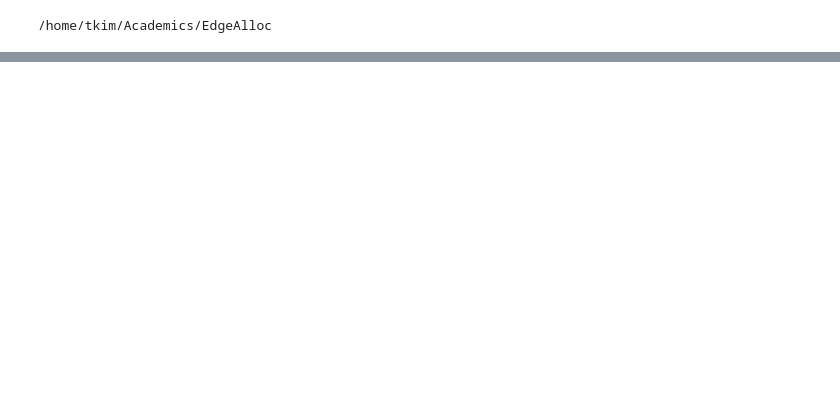
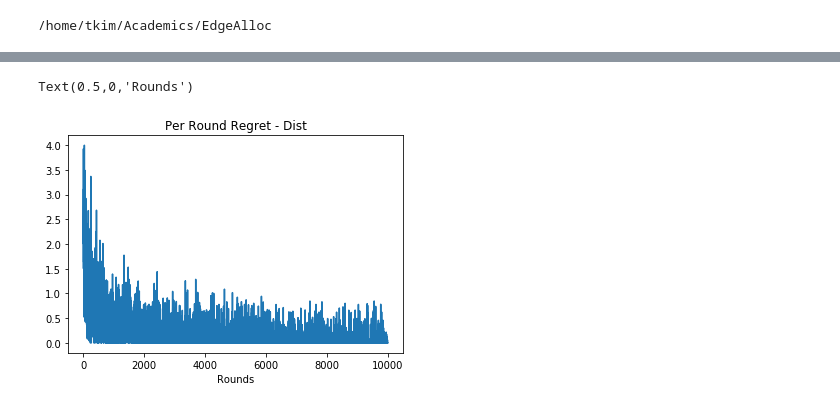
Before and after one commit to tj-kim/EdgeAlloc, a Jupyter notebook: notebooks/23_03_12 Dist Naive UCB.ipynb, the cells around one changed output, grey strips where cells are left out. Saved outputs shown, nothing was run; the diff lists cells and outputs as text; code cells hidden in the pictures; blank space fills up the shorter version.

```diff
--- a/notebooks/23_03_12 Dist Naive UCB.ipynb
+++ b/notebooks/23_03_12 Dist Naive UCB.ipynb
@@ -59,0 +105,7 @@ plt.scatter(x, y)
+# %%
+plt.plot(regret_dist)
+plt.title("Per Round Regret - Dist")
+plt.xlabel("Rounds")
+# %% [output]
+Text(0.5,0,'Rounds')
+[figure, added]
```
Also changed, not shown: parts of 8 cells of this notebook, 6 other files.
